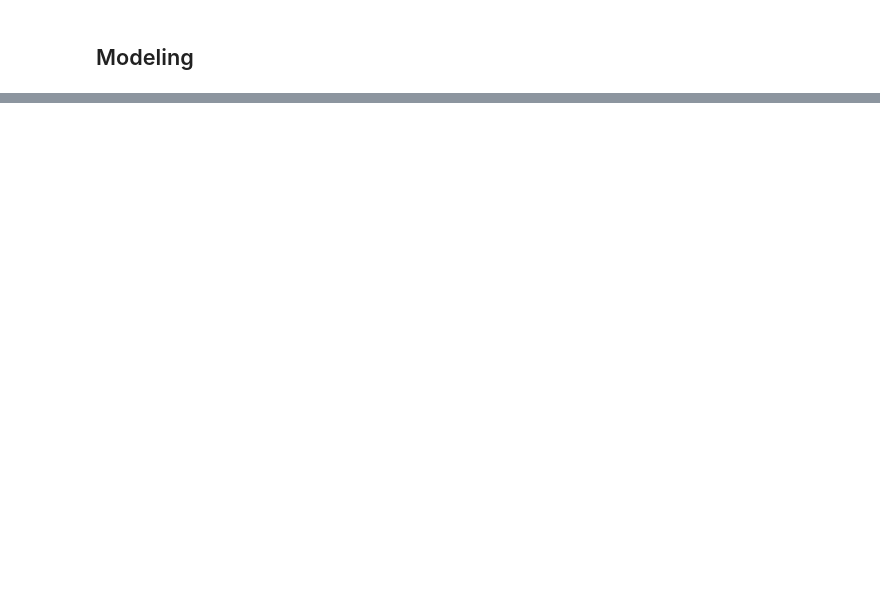
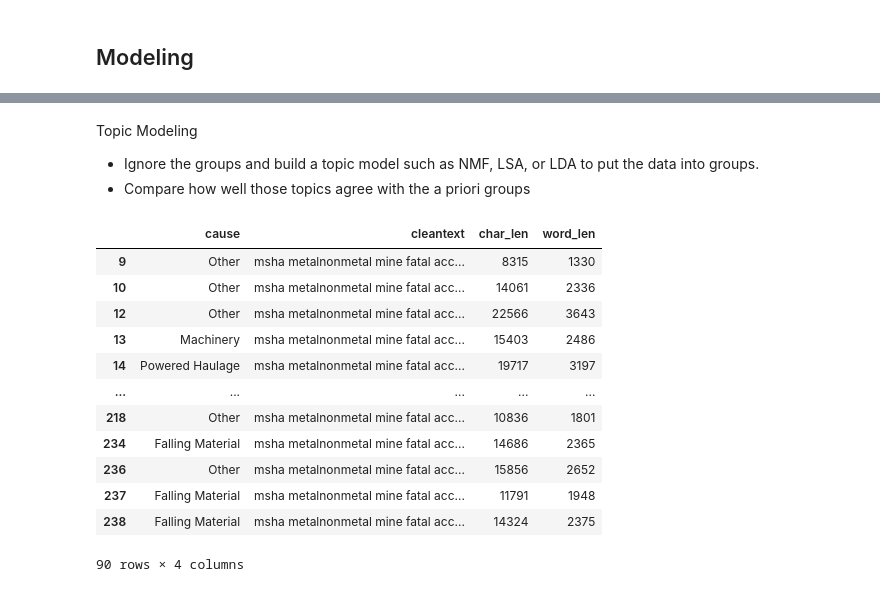
Before and after one commit to hdavis-sandiego/ADS509-Final, a Jupyter notebook: ADS 509 Final Project.ipynb, the cells around one changed output, grey strips where cells are left out. Cells and saved outputs as stored; diff of their text form; code cells hidden in the pictures; blank space fills up the shorter version.

```diff
--- a/ADS 509 Final Project.ipynb
+++ b/ADS 509 Final Project.ipynb
@@ -417,0 +707,25 @@ descriptive_stats(data["tokens"])
+# %% [markdown]
+Topic Modeling
+- Ignore the groups and build a topic model such as NMF, LSA, or LDA to put the data into groups.
+- Compare how well those topics agree with the a priori groups
+# %%
+tm_data = data.dropna()[['cause', 'cleantext']]
+
+# Let's add some helpful columns on the df
+tm_data['char_len'] = tm_data['cleantext'].apply(len)
+tm_data['word_len'] = tm_data['cleantext'].apply(lambda x: len(x.split()))
+tm_data
+# %% [output]
+|  | cause | cleantext | char_len | word_len |
+| 9 | Other | msha metalnonmetal mine fatal acc... | 8315 | 1330 |
+| 10 | Other | msha metalnonmetal mine fatal acc... | 14061 | 2336 |
+| 12 | Other | msha metalnonmetal mine fatal acc... | 22566 | 3643 |
+| 13 | Machinery | msha metalnonmetal mine fatal acc... | 15403 | 2486 |
+| 14 | Powered Haulage | msha metalnonmetal mine fatal acc... | 19717 | 3197 |
+| ... | ... | ... | ... | ... |
+| 218 | Other | msha metalnonmetal mine fatal acc... | 10836 | 1801 |
+| 234 | Falling Material | msha metalnonmetal mine fatal acc... | 14686 | 2365 |
+| 236 | Other | msha metalnonmetal mine fatal acc... | 15856 | 2652 |
+| 237 | Falling Material | msha metalnonmetal mine fatal acc... | 11791 | 1948 |
+| 238 | Falling Material | msha metalnonmetal mine fatal acc... | 14324 | 2375 |
+90 rows × 4 columns
```
Also changed, not shown: parts of 44 cells of this notebook.
